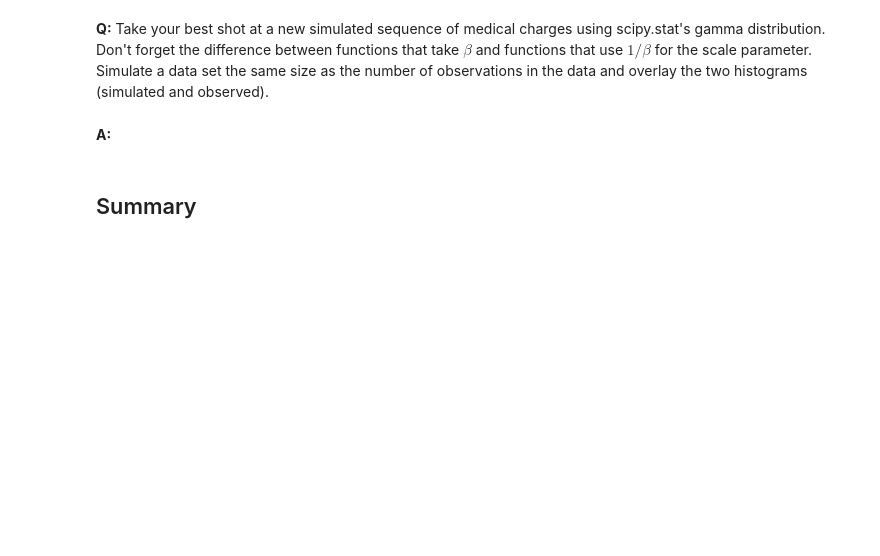
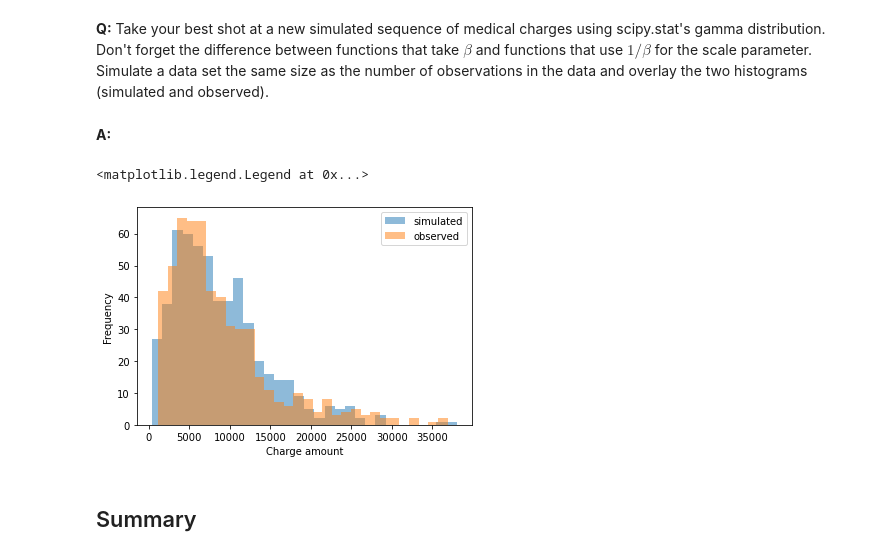
Before and after one commit to b-analyst/Mental-Health-Label-Prediction, a Jupyter notebook: Bayesian_stats_Q6.28/inferential_statistics_3-Q.ipynb, the cells around one changed output. Saved outputs shown, nothing was run; the diff lists cells and outputs as text; code cells hidden in the pictures; blank space fills up the shorter version.

```diff
--- a/Bayesian_stats_Q6.28/inferential_statistics_3-Q.ipynb
+++ b/Bayesian_stats_Q6.28/inferential_statistics_3-Q.ipynb
@@ -195,3 +192,15 @@ best_shot_simulated = None
+# %%
+seed(47)
+best_shot_simulated = gamma(alpha_post_mean, scale=beta_post_reverse_mean).rvs(n_no_ins)
+
+plt.hist(best_shot_simulated, bins=30, alpha=0.5, label='simulated')
+plt.hist(no_insurance, bins=30, alpha=0.5, label='observed')
+plt.xlabel('Charge amount')
+plt.ylabel('Frequency')
+plt.legend()
+# %% [output]
+<matplotlib.legend.Legend at 0x...>
+[figure, added]
 # %% [markdown]
 ## Summary
 # %% [markdown]
```
Also changed, not shown: parts of 1 cell of this notebook.
